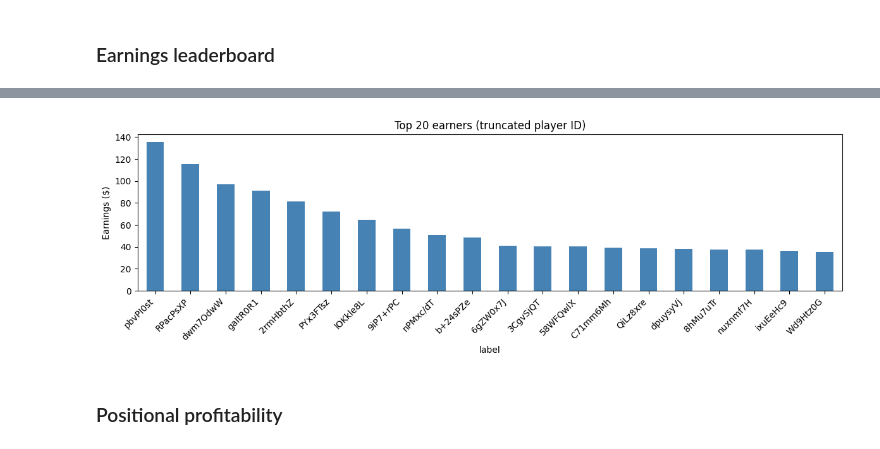
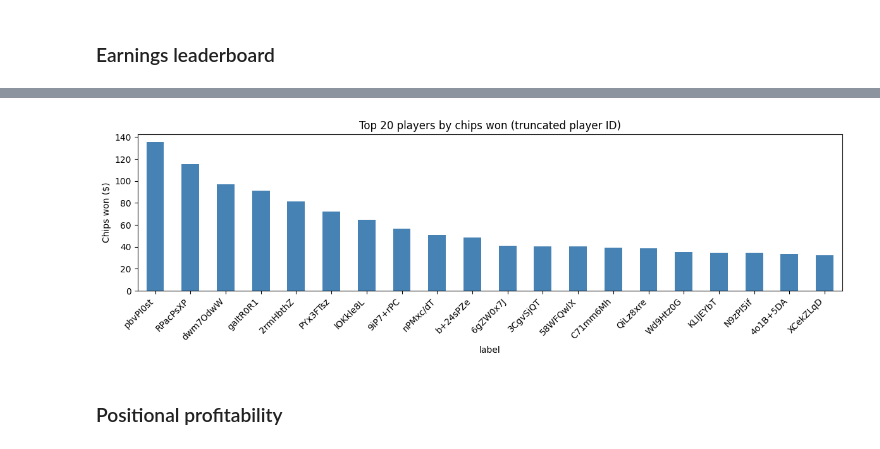
Before and after one commit to ScottBorland/Poker-Dataset-Analysis, a Jupyter notebook: notebooks/exploration.ipynb, the cells around one changed output, grey strips where cells are left out. Cells and saved outputs as stored; diff of their text form; code cells hidden in the pictures.

```diff
--- a/notebooks/exploration.ipynb
+++ b/notebooks/exploration.ipynb
@@ -202,16 +202,21 @@ print(f'{n_rows:,} player-hand rows across {n_hands:,} hands')
 # %% [markdown]
 ### Earnings leaderboard
 # %%
+# NOTE: the winnings field is gross pot winnings (chips raked in when you win a hand).
+# Losers show 0.0, not a negative value, so a true P&L requires subtracting chips invested
+# from actions. This leaderboard ranks players by total chips won from pots.
 earnings = pd.read_sql("""
-    SELECT player_id, COUNT(*) hands,
-           ROUND(SUM(winnings), 2)          earnings,
-           ROUND(AVG(winnings), 4)           avg_per_hand
-    FROM player_hands WHERE winnings IS NOT NULL
-    GROUP BY player_id ORDER BY earnings DESC
+    SELECT player_id,
+           COUNT(*)                        hands_won,
+           ROUND(SUM(winnings), 2)         chips_won,
+           ROUND(AVG(winnings), 4)         avg_per_hand
+    FROM player_hands
+    WHERE winnings > 0
+    GROUP BY player_id
+    HAVING hands_won >= 5
+    ORDER BY chips_won DESC
 """, con)
 
-print('Top 10 winners')
-display(earnings.head(10))
-print('\nTop 10 losers')
-display(earnings.tail(10))
+print(f'Players with 5+ pots won: {len(earnings)}')
+display(earnings.head(15))
 # %% [output]
@@ -242,15 +240,15 @@ Top 10 losers
 # %%
 top20 = earnings.head(20).copy()
 top20['label'] = top20['player_id'].str[:8]
-top20.set_index('label')['earnings'].plot(
+top20.set_index('label')['chips_won'].plot(
     kind='bar', figsize=(12, 4), color='steelblue',
-    title='Top 20 earners (truncated player ID)')
-plt.ylabel('Earnings ($)')
+    title='Top 20 players by chips won (truncated player ID)')
+plt.ylabel('Chips won ($)')
 plt.xticks(rotation=45, ha='right')
 plt.tight_layout()
 plt.show()
 # %% [output]
-[figure, old version]
+[figure, new version]
 # %% [markdown]
 ### Positional profitability
 # %%
```
Also changed, not shown: parts of 2 cells of this notebook.
